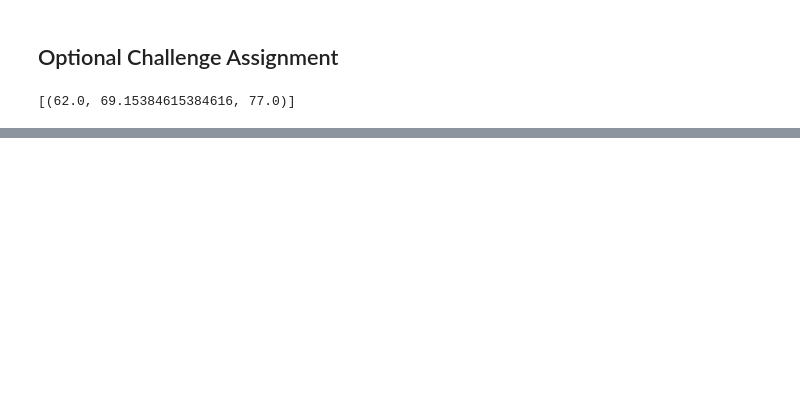
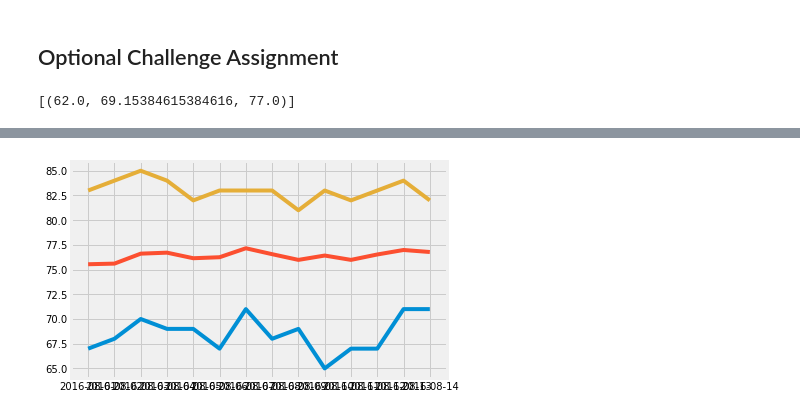
Before and after one commit to pamcuellas/ClimateAnalysisAndExploration, a Jupyter notebook: ClimateAnalysisAndExploration.ipynb, the cells around one changed output, grey strips where cells are left out. Cells and saved outputs as stored; diff of their text form; code cells hidden in the pictures; blank space fills up the shorter version.

```diff
--- a/ClimateAnalysisAndExploration.ipynb
+++ b/ClimateAnalysisAndExploration.ipynb
@@ -340,11 +306,23 @@ daily_normals("01-01")
 # %%
 # calculate the daily normals for your trip
 # push each tuple of calculations into a list called `normals`
+normals=[]
+dates=[]
+# Set the start and end date of the trip
+# Use the start and end date to create a range of dates
+# Stip off the year and save a list of %m-%d strings
+# Loop through the list of %m-%d strings and calculate the normals for each date
 
-# Set the start and end date of the trip
 
-# Use the start and end date to create a range of dates
+curr_date = prev_start
+print(type(prev_start))
+print(type(curr_date))
 
-# Stip off the year and save a list of %m-%d strings
+while (curr_date <= prev_end):
+        curr_results = daily_normals( func.strftime("%m-%d", curr_date) )
+        normals.append(curr_results[0])
+        dates.append(str(curr_date))
+        curr_date += dt.timedelta(days=1)
 
-# Loop through the list of %m-%d strings and calculate the normals for each date
+for normal in normals:
+    print(normal)
@@ -354,0 +424,9 @@ daily_normals("01-01")
+# %%
+fig2, ax2 = plt.subplots()
+ax2.plot(df_final.index, df_final.values)
+ax2.set_xticks(df_final.index)
+ax2.xaxis.set_major_formatter(mdates.DateFormatter("%Y-%m-%d"))
+ax2.xaxis.set_minor_formatter(mdates.DateFormatter("%Y-%m-%d"))
+# _=plt.xticks(rotation=45)
+# %% [output]
+[figure, added]
```
Also changed, not shown: parts of 16 cells of this notebook.
